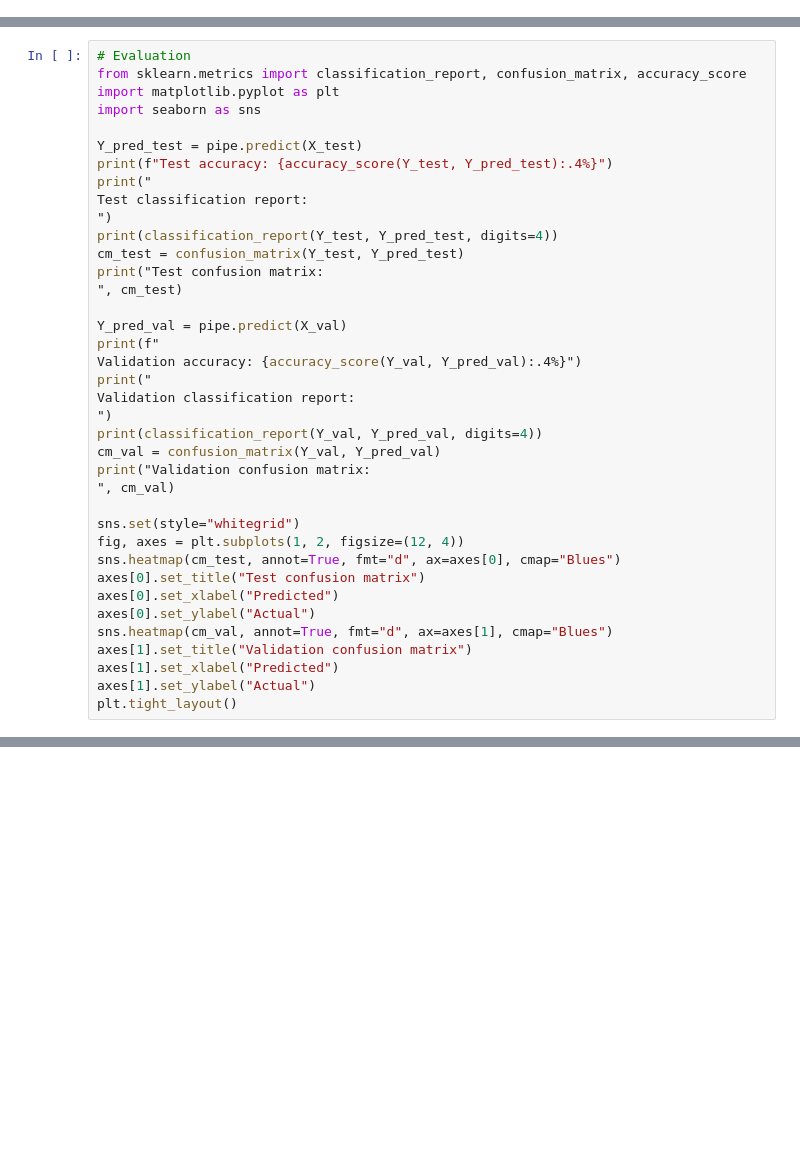
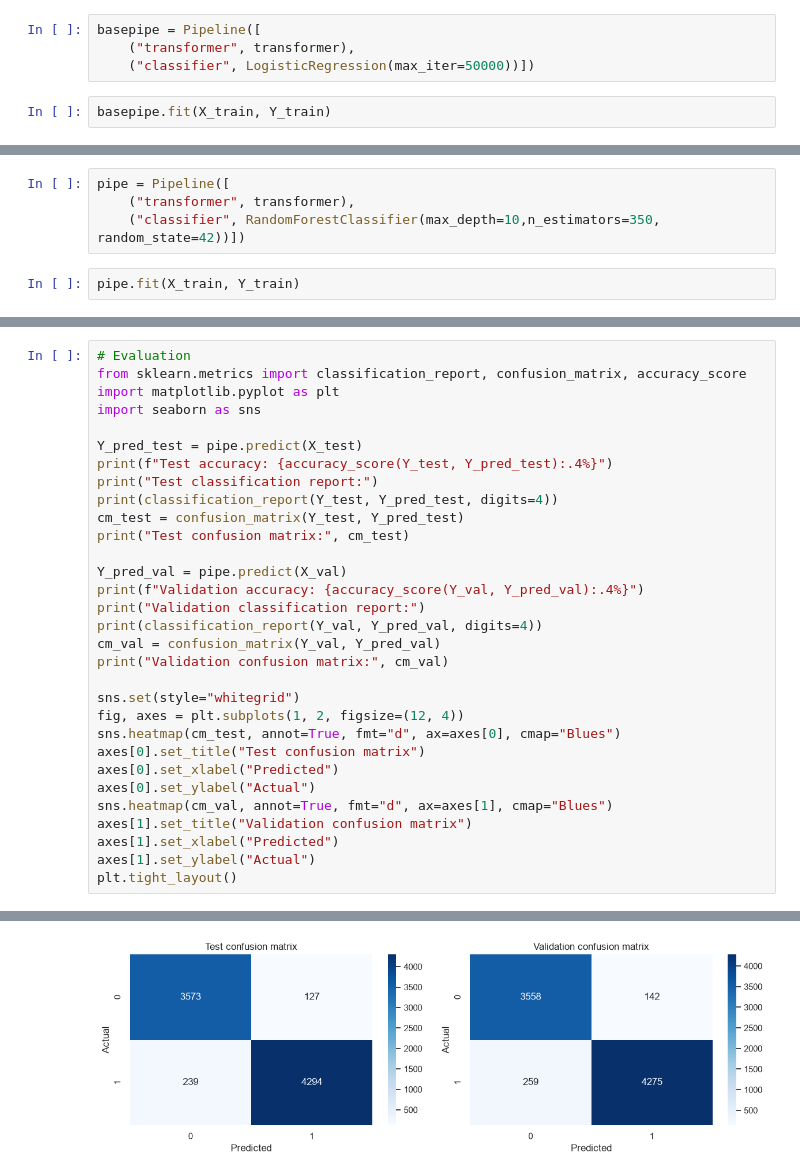
Before and after one commit to khalidaldoh/tcc-Project-1, a Jupyter notebook: backend/ml/model_training.ipynb, the cells around one changed output, grey strips where cells are left out. Cells and saved outputs as stored; diff of their text form; blank space fills up the shorter version.

Commit message:
Restored the model training notebbok

```diff
--- a/backend/ml/model_training.ipynb
+++ b/backend/ml/model_training.ipynb
@@ -10,0 +31,6 @@ Y = df['label']
+# %%
+basepipe = Pipeline([
+    ("transformer", transformer),
+    ("classifier", LogisticRegression(max_iter=50000))])
+# %%
+basepipe.fit(X_train, Y_train)
@@ -10,0 +110,6 @@ Y = df['label']
+# %%
+pipe = Pipeline([
+    ("transformer", transformer),
+    ("classifier", RandomForestClassifier(max_depth=10,n_estimators=350, random_state=42))])
+# %%
+pipe.fit(X_train, Y_train)
@@ -16,24 +144,17 @@ import seaborn as sns
 
 Y_pred_test = pipe.predict(X_test)
 print(f"Test accuracy: {accuracy_score(Y_test, Y_pred_test):.4%}")
-print("
-Test classification report:
-")
+print("Test classification report:")
 print(classification_report(Y_test, Y_pred_test, digits=4))
 cm_test = confusion_matrix(Y_test, Y_pred_test)
-print("Test confusion matrix:
-", cm_test)
+print("Test confusion matrix:", cm_test)
 
 Y_pred_val = pipe.predict(X_val)
-print(f"
-Validation accuracy: {accuracy_score(Y_val, Y_pred_val):.4%}")
-print("
-Validation classification report:
-")
+print(f"Validation accuracy: {accuracy_score(Y_val, Y_pred_val):.4%}")
+print("Validation classification report:")
 print(classification_report(Y_val, Y_pred_val, digits=4))
 cm_val = confusion_matrix(Y_val, Y_pred_val)
-print("Validation confusion matrix:
-", cm_val)
+print("Validation confusion matrix:", cm_val)
 
 sns.set(style="whitegrid")
 fig, axes = plt.subplots(1, 2, figsize=(12, 4))
@@ -46,3 +167,4 @@ axes[1].set_title("Validation confusion matrix")
 axes[1].set_xlabel("Predicted")
 axes[1].set_ylabel("Actual")
 plt.tight_layout()
+# %% [output]
@@ -48,0 +188 @@ plt.tight_layout()
+[figure, added]
```
Also changed, not shown: parts of 14 cells of this notebook, 2 other files.
